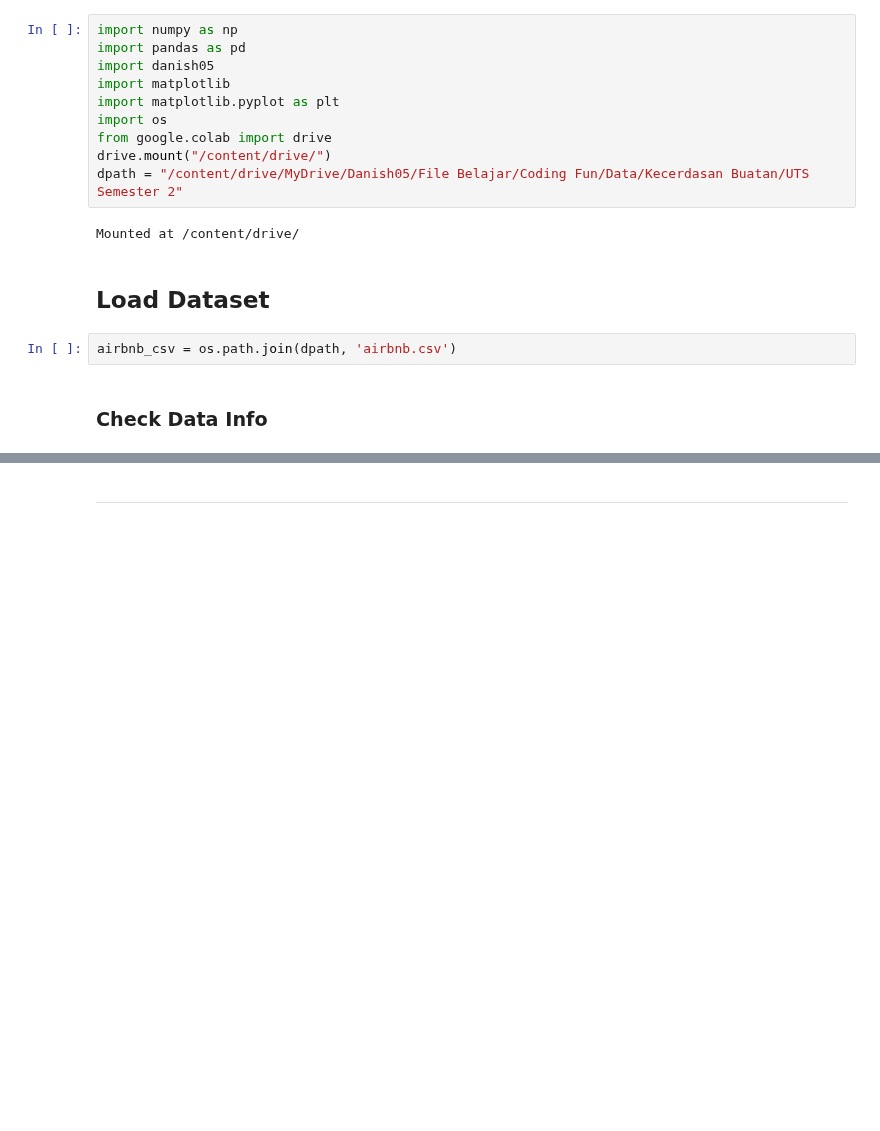
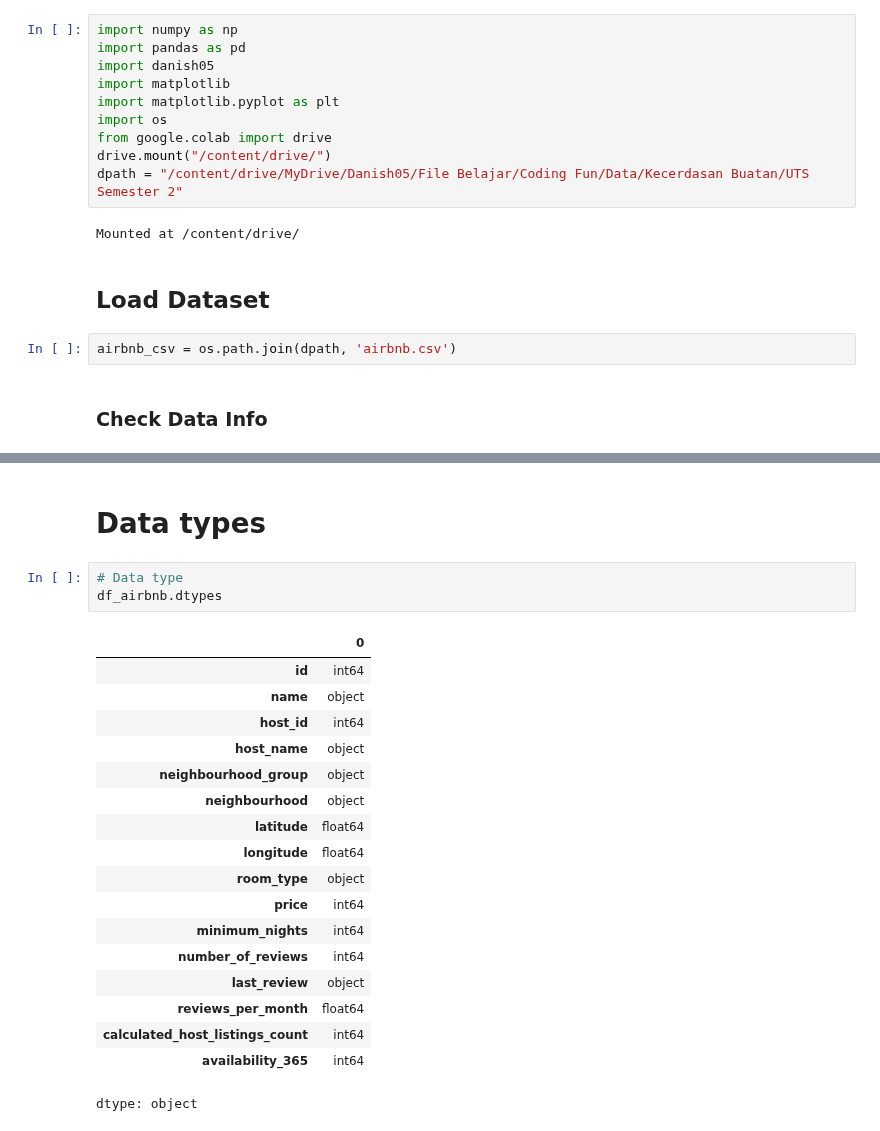
Before and after one commit to ImNotDanish05/2025_KC_TI-1A, a Jupyter notebook: Airbnb - UTS.ipynb, the cells around one changed output, grey strips where cells are left out. Cells and saved outputs as stored; diff of their text form; blank space fills up the shorter version.

```diff
--- a/Airbnb - UTS.ipynb
+++ b/Airbnb - UTS.ipynb
@@ -49,4 +49,26 @@ df_airbnb.head()
 | 3 | 3831 | Cozy Entire Floor of Brownstone | 4869 | LisaRoxanne | Brooklyn | Clinton Hill | 40.68514 | -73.95976 | ... |
 | 4 | 5022 | Entire Apt: Spacious Studio/Loft ... | 7192 | Laura | Manhattan | East Harlem | 40.79851 | -73.94399 | ... |
 # %% [markdown]
----
+# **Data types**
+# %%
+# Data type
+df_airbnb.dtypes
+# %% [output]
+|  | 0 |
+| id | int64 |
+| name | object |
+| host_id | int64 |
+| host_name | object |
+| neighbourhood_group | object |
+| neighbourhood | object |
+| latitude | float64 |
+| longitude | float64 |
+| room_type | object |
+| price | int64 |
+| minimum_nights | int64 |
+| number_of_reviews | int64 |
+| last_review | object |
+| reviews_per_month | float64 |
+| calculated_host_listings_count | int64 |
+| availability_365 | int64 |
+dtype: object
```
Also changed, not shown: parts of 3 cells of this notebook.
